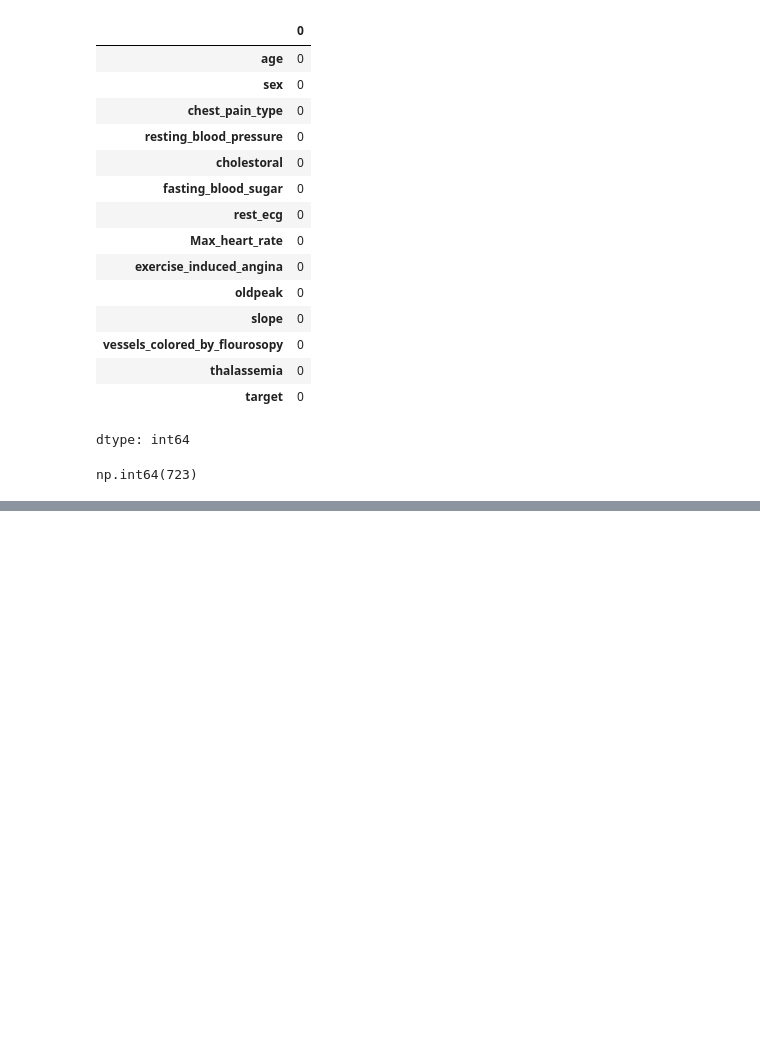
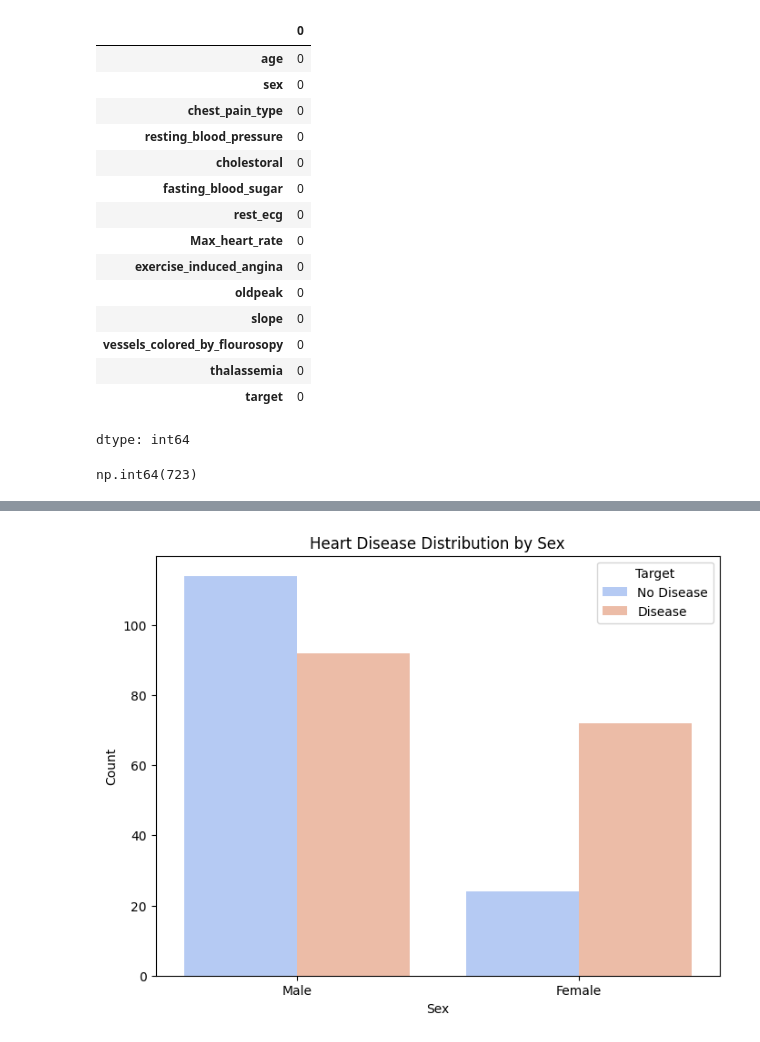
Before and after one commit to chfaizan2/Heart-Disease-Prediction-Using-Machine-Learning, a Jupyter notebook: Task_2_Heart_Disease_Prediction.ipynb, the cells around one changed output, grey strips where cells are left out. Saved outputs shown, nothing was run; the diff lists cells and outputs as text; code cells hidden in the pictures; blank space fills up the shorter version.

```diff
--- a/Task_2_Heart_Disease_Prediction.ipynb
+++ b/Task_2_Heart_Disease_Prediction.ipynb
@@ -92,0 +105,14 @@ df.drop_duplicates(inplace=True)
+# %%
+# Visualizing heart disease across Sex
+def plot_sex(df):
+    plt.figure(figsize=(8, 6))
+    sns.countplot(data=df, x='sex', hue='target', palette='coolwarm')
+    plt.title('Heart Disease Distribution by Sex')
+    plt.xlabel('Sex')
+    plt.ylabel('Count')
+    plt.legend(['No Disease', 'Disease'], title='Target')
+    plt.xticks(rotation=0)
+    plt.show()
+plot_sex(df)
+# %% [output]
+[figure, added]
```
Also changed, not shown: parts of 13 cells of this notebook.
